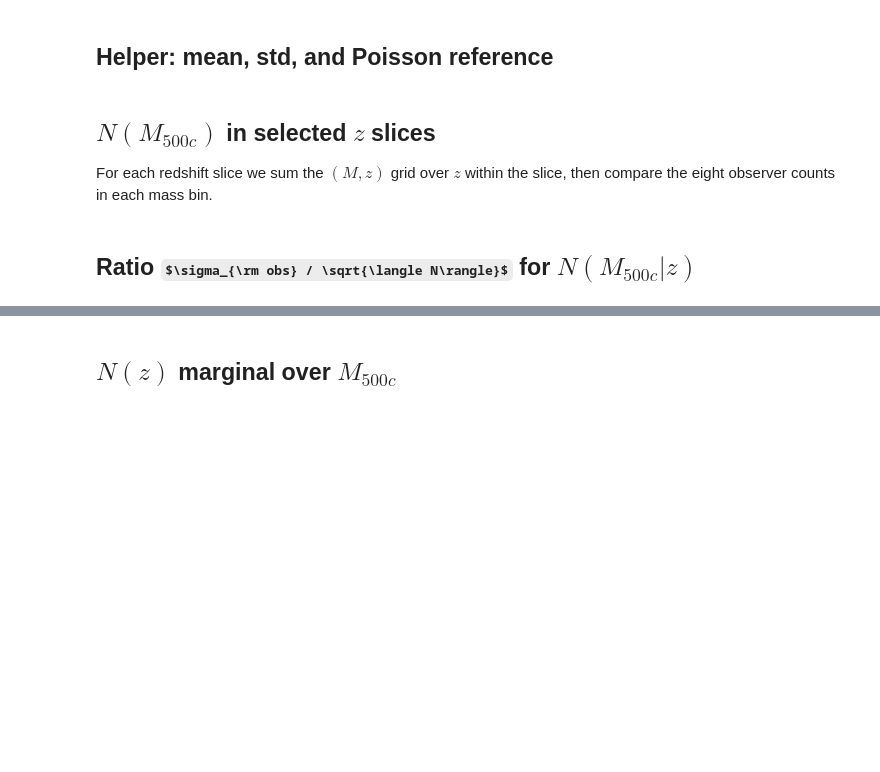
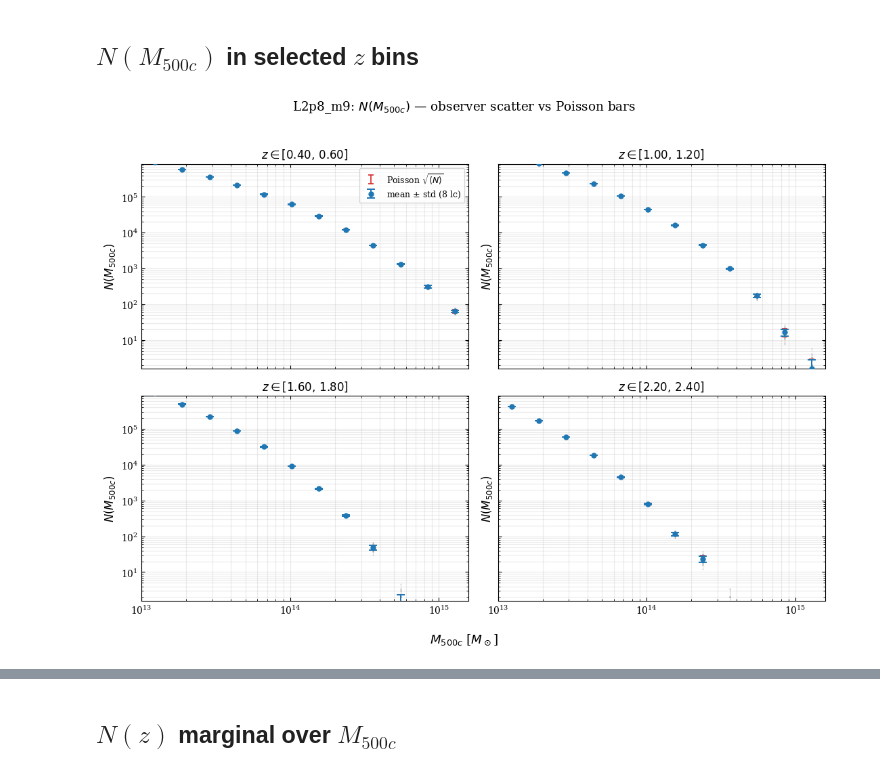
Before and after one commit to licongxu/flamingo_repo, a Jupyter notebook: notebooks/33_l2p8_multilc_poisson_Mz_counts.ipynb, the cells around one changed output, grey strips where cells are left out. Cells and saved outputs as stored; diff of their text form; code cells hidden in the pictures; some formulas as TeX source; blank space fills up the shorter version.

```diff
--- a/notebooks/33_l2p8_multilc_poisson_Mz_counts.ipynb
+++ b/notebooks/33_l2p8_multilc_poisson_Mz_counts.ipynb
@@ -86,18 +51,0 @@ print(f"total rows (sum over bins/observers): {counts_lc.sum():,}")
-# %% [markdown]
-## Helper: mean, std, and Poisson reference
-# %%
-def observer_stats(counts_1d: np.ndarray) -> tuple[np.ndarray, np.ndarray, np.ndarray]:
-    """counts_1d shape (n_obs, n_bins)."""
-    mean = counts_1d.mean(axis=0)
-    std = counts_1d.std(axis=0, ddof=1)
-    poisson = np.sqrt(np.maximum(mean, 0.0))
-    return mean, std, poisson
-
-
-M_CENT = 0.5 * (M_EDGES[:-1] + M_EDGES[1:])
-Z_CENT = 0.5 * (Z_EDGES[:-1] + Z_EDGES[1:])
-# %% [markdown]
-## $N(M_{500c})$ in selected $z$ slices
-
-For each redshift slice we sum the $(M,z)$ grid over $z$ within the slice, then compare the
-eight observer counts in each mass bin.
@@ -104,36 +122,24 @@ eight observer counts in each mass bin.
+# %% [markdown]
+## $N(M_{500c})$ in selected $z$ bins
 # %%
 fig, axes = plt.subplots(2, 2, figsize=(11, 8), sharex=True)
-axes = axes.ravel()
-
-for ax, zi in zip(axes, Z_SLICE_IDX):
+for ax, zi in zip(axes.ravel(), Z_SLICE_IDX):
     z_lo, z_hi = Z_EDGES[zi], Z_EDGES[zi + 1]
-    # one z bin only (not cumulative over multiple bins)
-    n_m_obs = counts_lc[:, zi, :]  # (8, n_m)
-    mean, std, poisson = observer_stats(n_m_obs)
-
-    mask = mean > 0
-    ax.errorbar(
-        M_CENT[mask], mean[mask], yerr=std[mask],
-        fmt="o", ms=4, capsize=2, color="C0", label=r"mean $\pm$ std (8 lc)",
+    mean, std, poisson = observer_stats(counts_lc[:, zi, :])
+    plot_mean_poisson(
+        ax, M_CENT, mean, std, poisson,
+        xscale=None, yscale=None,
+        lc_counts=counts_lc[:, zi, :],
     )
-    ax.plot(
-        M_CENT[mask], poisson[mask],
-        "--", color="C1", lw=1.5, label=r"Poisson $\sqrt{\langle N\rangle}$",
-    )
-    ax.set_xscale("log")
-    ax.set_yscale("log")
+    set_mass_axis(ax, counts_lc[:, zi, :])
     ax.set_title(rf"$z \in [{z_lo:.2f},\,{z_hi:.2f}]$")
     ax.set_ylabel(r"$N(M_{500c})$")
     ax.grid(True, which="both", alpha=0.25)
-
-axes[-1].set_xlabel(r"$M_{500c}$ [$M_\odot$]")
-axes[0].legend(loc="upper right", frameon=True)
-fig.suptitle(
-    r"L2p8_m9: $N(M_{500c})$ per lightcone vs Poisson scatter (8 observers)",
-    y=1.02,
-)
+fig.supxlabel(r"$M_{500c}$ [$M_\odot$]")
+axes[0, 0].legend(loc="upper right")
+fig.suptitle(r"L2p8_m9: $N(M_{500c})$ — observer scatter vs Poisson bars", y=1.02)
 fig.tight_layout()
 plt.show()
+# %% [output]
+[figure, added]
-# %% [markdown]
-## Ratio $\sigma_{\rm obs} / \sqrt{\langle N\rangle}$ for $N(M_{500c}|z)$
 # %%
```
Also changed, not shown: parts of 7 cells of this notebook, 2 other files.
